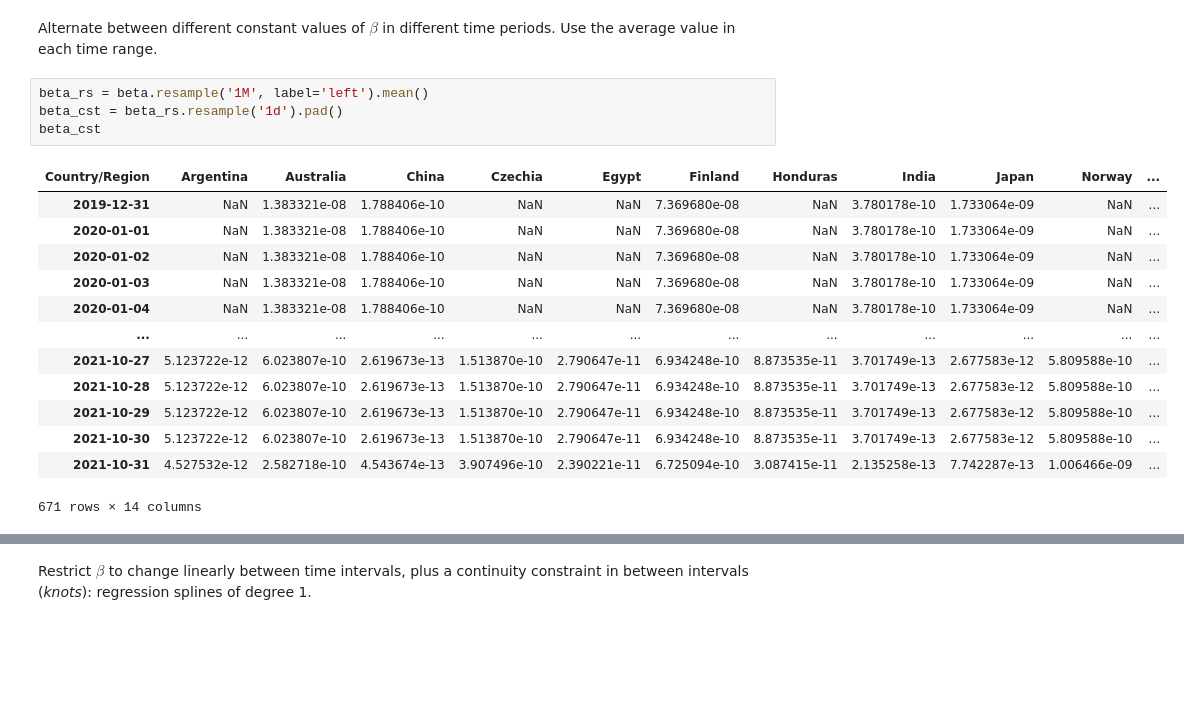
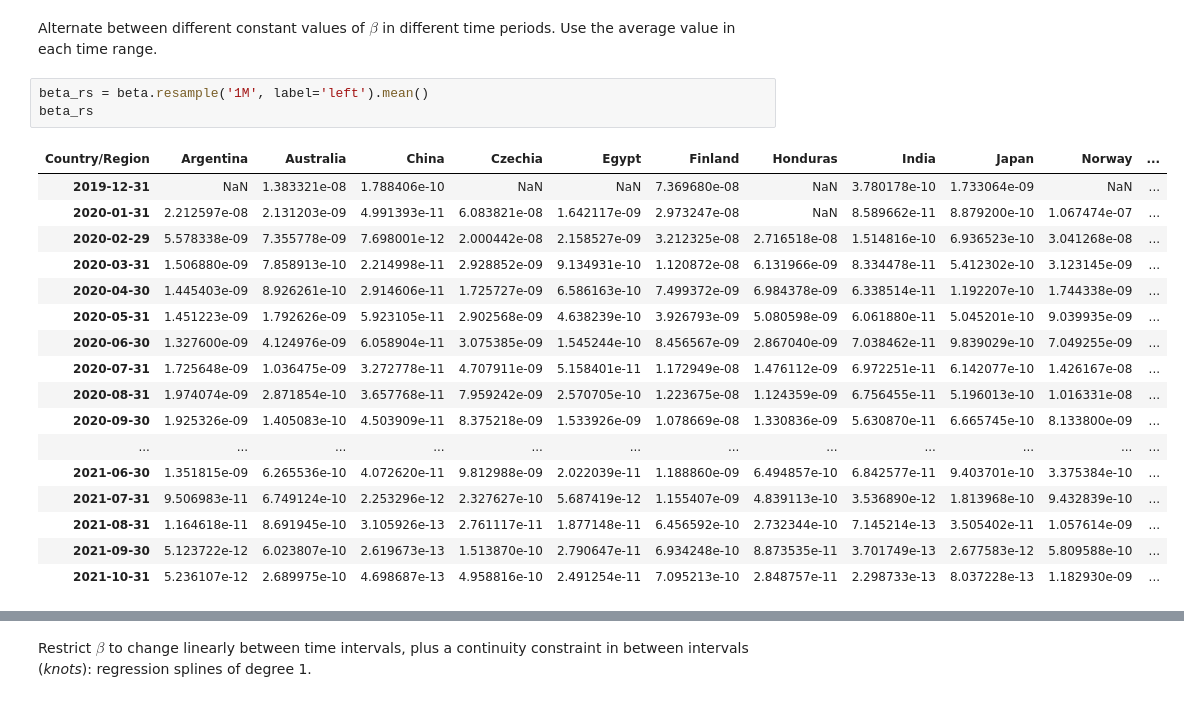
Before and after one commit to alexmadrinanfdez/covid-policy-analysis, a Jupyter notebook: eda.ipynb, the cells around one changed output, grey strips where cells are left out. Cells and saved outputs as stored; diff of their text form; blank space fills up the shorter version.

```diff
--- a/eda.ipynb
+++ b/eda.ipynb
@@ -1079,19 +1075,22 @@ beta_smooth_30 = beta.rolling(30, min_periods=1).mean()
 Alternate between different constant values of $\beta$ in different time periods. Use the average value in each time range.
 # %%
 beta_rs = beta.resample('1M', label='left').mean()
-beta_cst = beta_rs.resample('1d').pad()
-beta_cst
+beta_rs
 # %% [output]
 | Country/Region | Argentina | Australia | China | Czechia | Egypt | Finland | Honduras | India | Japan | Norway | ... |
 | 2019-12-31 | NaN | 1.383321e-08 | 1.788406e-10 | NaN | NaN | 7.369680e-08 | NaN | 3.780178e-10 | 1.733064e-09 | NaN | ... |
-| 2020-01-01 | NaN | 1.383321e-08 | 1.788406e-10 | NaN | NaN | 7.369680e-08 | NaN | 3.780178e-10 | 1.733064e-09 | NaN | ... |
-| 2020-01-02 | NaN | 1.383321e-08 | 1.788406e-10 | NaN | NaN | 7.369680e-08 | NaN | 3.780178e-10 | 1.733064e-09 | NaN | ... |
-| 2020-01-03 | NaN | 1.383321e-08 | 1.788406e-10 | NaN | NaN | 7.369680e-08 | NaN | 3.780178e-10 | 1.733064e-09 | NaN | ... |
-| 2020-01-04 | NaN | 1.383321e-08 | 1.788406e-10 | NaN | NaN | 7.369680e-08 | NaN | 3.780178e-10 | 1.733064e-09 | NaN | ... |
+| 2020-01-31 | 2.212597e-08 | 2.131203e-09 | 4.991393e-11 | 6.083821e-08 | 1.642117e-09 | 2.973247e-08 | NaN | 8.589662e-11 | 8.879200e-10 | 1.067474e-07 | ... |
+| 2020-02-29 | 5.578338e-09 | 7.355778e-09 | 7.698001e-12 | 2.000442e-08 | 2.158527e-09 | 3.212325e-08 | 2.716518e-08 | 1.514816e-10 | 6.936523e-10 | 3.041268e-08 | ... |
+| 2020-03-31 | 1.506880e-09 | 7.858913e-10 | 2.214998e-11 | 2.928852e-09 | 9.134931e-10 | 1.120872e-08 | 6.131966e-09 | 8.334478e-11 | 5.412302e-10 | 3.123145e-09 | ... |
+| 2020-04-30 | 1.445403e-09 | 8.926261e-10 | 2.914606e-11 | 1.725727e-09 | 6.586163e-10 | 7.499372e-09 | 6.984378e-09 | 6.338514e-11 | 1.192207e-10 | 1.744338e-09 | ... |
+| 2020-05-31 | 1.451223e-09 | 1.792626e-09 | 5.923105e-11 | 2.902568e-09 | 4.638239e-10 | 3.926793e-09 | 5.080598e-09 | 6.061880e-11 | 5.045201e-10 | 9.039935e-09 | ... |
+| 2020-06-30 | 1.327600e-09 | 4.124976e-09 | 6.058904e-11 | 3.075385e-09 | 1.545244e-10 | 8.456567e-09 | 2.867040e-09 | 7.038462e-11 | 9.839029e-10 | 7.049255e-09 | ... |
+| 2020-07-31 | 1.725648e-09 | 1.036475e-09 | 3.272778e-11 | 4.707911e-09 | 5.158401e-11 | 1.172949e-08 | 1.476112e-09 | 6.972251e-11 | 6.142077e-10 | 1.426167e-08 | ... |
+| 2020-08-31 | 1.974074e-09 | 2.871854e-10 | 3.657768e-11 | 7.959242e-09 | 2.570705e-10 | 1.223675e-08 | 1.124359e-09 | 6.756455e-11 | 5.196013e-10 | 1.016331e-08 | ... |
+| 2020-09-30 | 1.925326e-09 | 1.405083e-10 | 4.503909e-11 | 8.375218e-09 | 1.533926e-09 | 1.078669e-08 | 1.330836e-09 | 5.630870e-11 | 6.665745e-10 | 8.133800e-09 | ... |
 | ... | ... | ... | ... | ... | ... | ... | ... | ... | ... | ... | ... |
-| 2021-10-27 | 5.123722e-12 | 6.023807e-10 | 2.619673e-13 | 1.513870e-10 | 2.790647e-11 | 6.934248e-10 | 8.873535e-11 | 3.701749e-13 | 2.677583e-12 | 5.809588e-10 | ... |
-| 2021-10-28 | 5.123722e-12 | 6.023807e-10 | 2.619673e-13 | 1.513870e-10 | 2.790647e-11 | 6.934248e-10 | 8.873535e-11 | 3.701749e-13 | 2.677583e-12 | 5.809588e-10 | ... |
-| 2021-10-29 | 5.123722e-12 | 6.023807e-10 | 2.619673e-13 | 1.513870e-10 | 2.790647e-11 | 6.934248e-10 | 8.873535e-11 | 3.701749e-13 | 2.677583e-12 | 5.809588e-10 | ... |
-| 2021-10-30 | 5.123722e-12 | 6.023807e-10 | 2.619673e-13 | 1.513870e-10 | 2.790647e-11 | 6.934248e-10 | 8.873535e-11 | 3.701749e-13 | 2.677583e-12 | 5.809588e-10 | ... |
-| 2021-10-31 | 4.527532e-12 | 2.582718e-10 | 4.543674e-13 | 3.907496e-10 | 2.390221e-11 | 6.725094e-10 | 3.087415e-11 | 2.135258e-13 | 7.742287e-13 | 1.006466e-09 | ... |
+| 2021-06-30 | 1.351815e-09 | 6.265536e-10 | 4.072620e-11 | 9.812988e-09 | 2.022039e-11 | 1.188860e-09 | 6.494857e-10 | 6.842577e-11 | 9.403701e-10 | 3.375384e-10 | ... |
+| 2021-07-31 | 9.506983e-11 | 6.749124e-10 | 2.253296e-12 | 2.327627e-10 | 5.687419e-12 | 1.155407e-09 | 4.839113e-10 | 3.536890e-12 | 1.813968e-10 | 9.432839e-10 | ... |
+| 2021-08-31 | 1.164618e-11 | 8.691945e-10 | 3.105926e-13 | 2.761117e-11 | 1.877148e-11 | 6.456592e-10 | 2.732344e-10 | 7.145214e-13 | 3.505402e-11 | 1.057614e-09 | ... |
+| 2021-09-30 | 5.123722e-12 | 6.023807e-10 | 2.619673e-13 | 1.513870e-10 | 2.790647e-11 | 6.934248e-10 | 8.873535e-11 | 3.701749e-13 | 2.677583e-12 | 5.809588e-10 | ... |
+| 2021-10-31 | 5.236107e-12 | 2.689975e-10 | 4.698687e-13 | 4.958816e-10 | 2.491254e-11 | 7.095213e-10 | 2.848757e-11 | 2.298733e-13 | 8.037228e-13 | 1.182930e-09 | ... |
-671 rows × 14 columns
```
Also changed, not shown: parts of 48 cells of this notebook, 1 other file.
